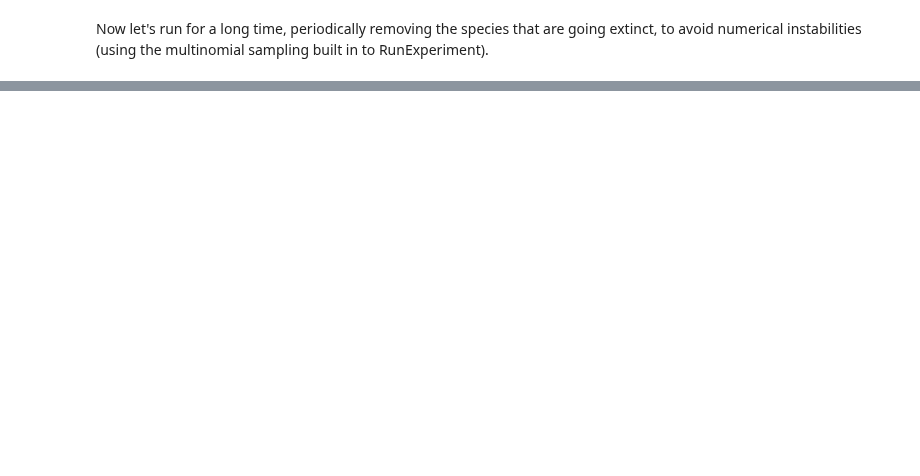
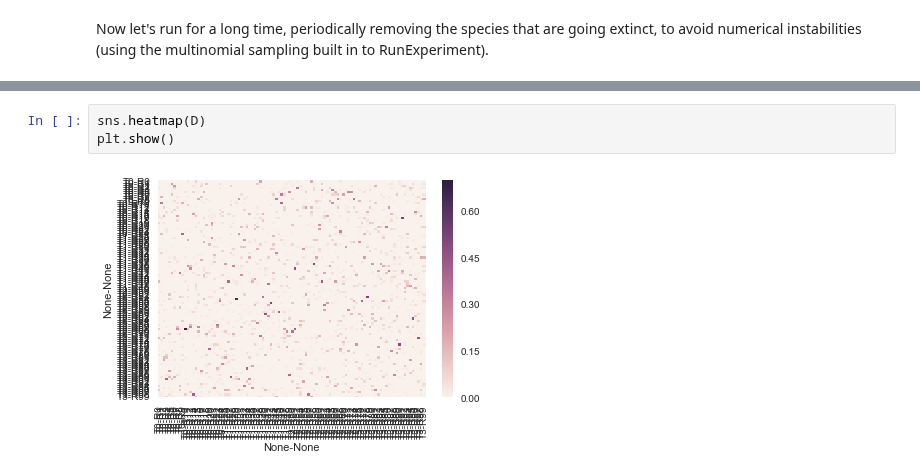
Before and after one commit to Emergent-Behaviors-in-Biology/community-simulator, a Jupyter notebook: Community Simulator Tutorial.ipynb, the cells around one changed output, grey strips where cells are left out. Drawn from its saved outputs; the diff is of its cells as text; blank space fills up the shorter version.

```diff
--- a/Community Simulator Tutorial.ipynb
+++ b/Community Simulator Tutorial.ipynb
@@ -477,0 +506,5 @@ plt.show()
+# %%
+sns.heatmap(D)
+plt.show()
+# %% [output]
+[figure, added]
```
Also changed, not shown: parts of 11 cells of this notebook, 5 other files.
